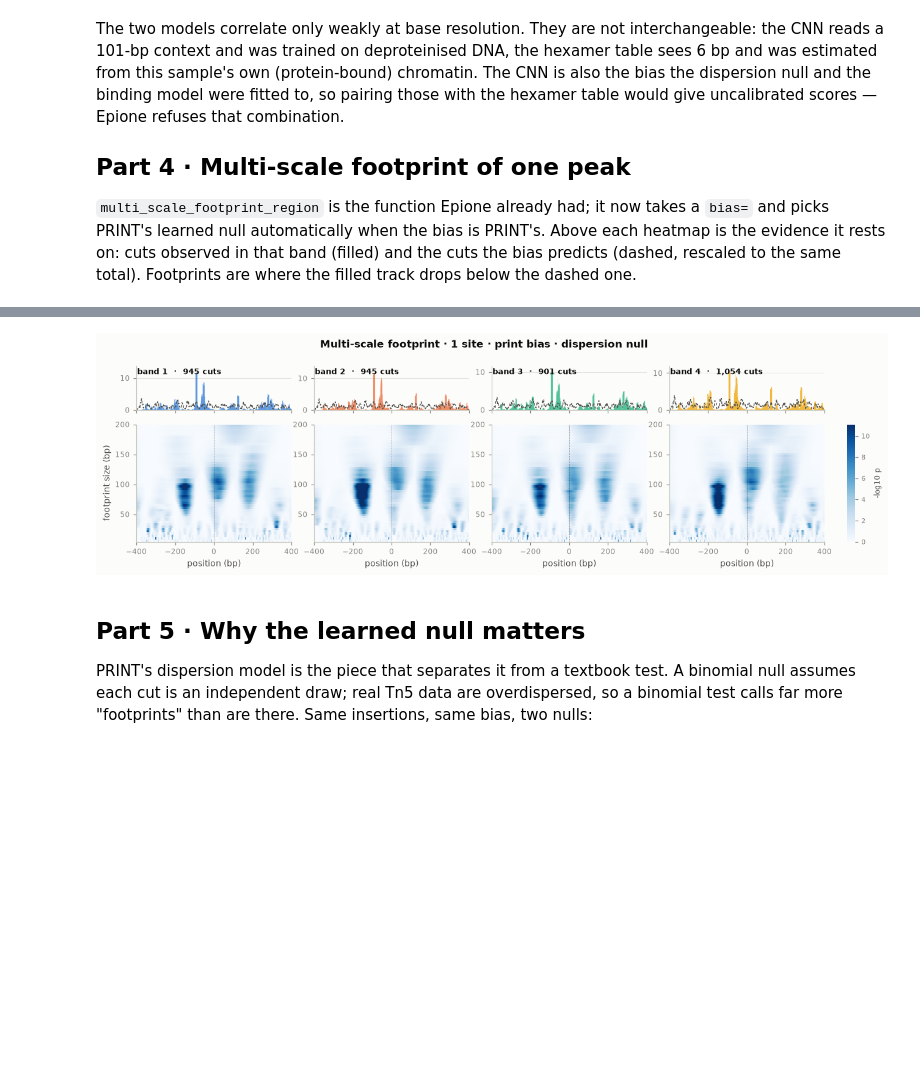
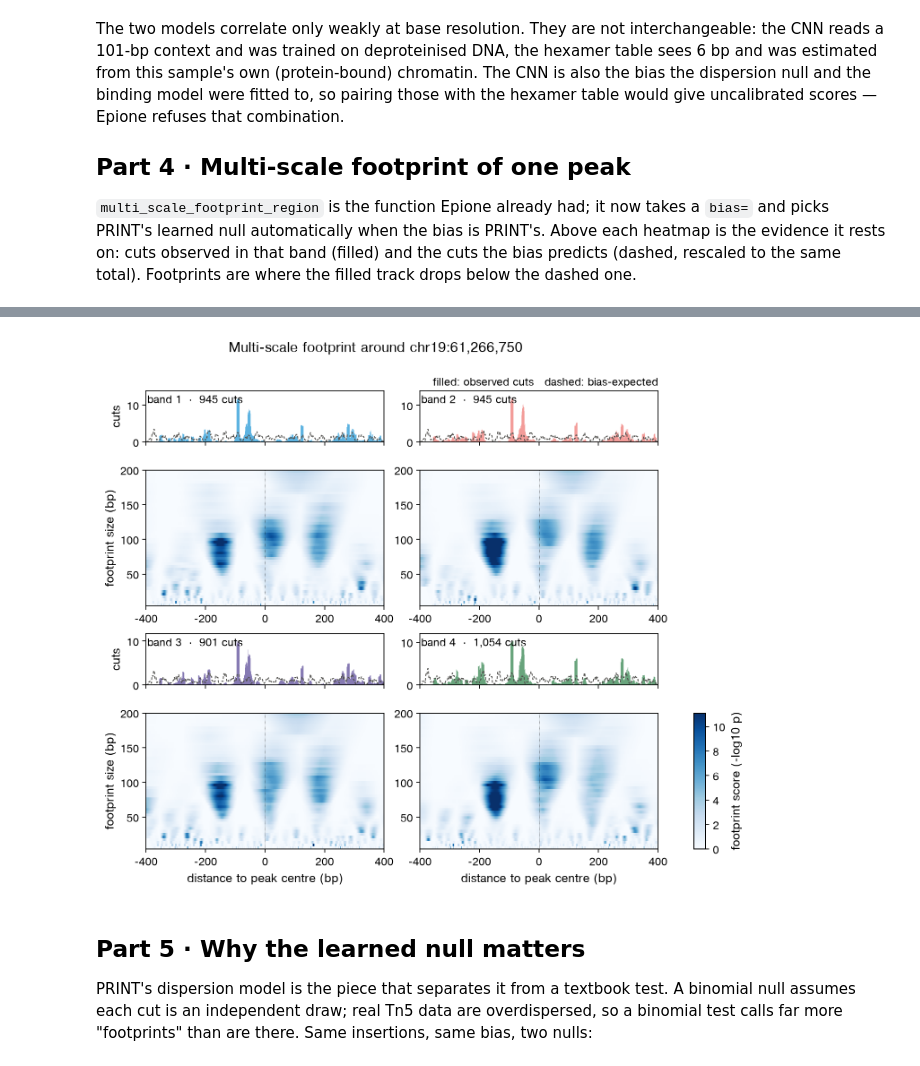
Before and after one commit to aristoteleo/epione, a Jupyter notebook: epione_guide/tutorials/single/t_print_footprint.ipynb, the cells around one changed output, grey strips where cells are left out. Saved outputs shown, nothing was run; the diff lists cells and outputs as text; code cells hidden in the pictures; blank space fills up the shorter version.

```diff
--- a/epione_guide/tutorials/single/t_print_footprint.ipynb
+++ b/epione_guide/tutorials/single/t_print_footprint.ipynb
@@ -223,8 +256,21 @@ Wall time: 5.45 s
-# %%
-# Scores near the window edge have truncated flanks: read ±600, show ±400.
-fig, axes = epi.pl.plot_multi_scale_footprint_region(fp, ncols=4, zoom=400, vpercentile=99.5)
-# %% [output]
-[figure, removed]
+# %%
+# Scores near the window edge have truncated flanks: read ±600, show ±400.
+fig, axes = epi.pl.plot_multi_scale_footprint_region(
+    fp, ncols=2, zoom=400, vpercentile=99.5, show=False, figsize=(10, 8.4),
+    title=f'Multi-scale footprint around {CHROM}:{summit:,}')
+restyle(fig, tracks=fig.track_axes)
+axes[0].get_gridspec().update(wspace=0.22, hspace=0.3)
+for ax in axes:
+    if ax.get_xlabel():
+        ax.set_xlabel('distance to peak centre (bp)')
+for ax in fig.track_axes[::2]:
+    ax.set_ylabel('cuts', fontsize=12)
+fig.track_axes[1].text(1, 1.06, 'filled: observed cuts   dashed: bias-expected',
+                       transform=fig.track_axes[1].transAxes, ha='right', va='bottom', fontsize=11)
+fig.axes[-1].set_ylabel('footprint score (−log10 p)', fontsize=12)   # the colorbar
+plt.show()
+# %% [output]
+[figure, added]
 # %% [markdown]
 ## Part 5 · Why the learned null matters
 
```
Also changed, not shown: parts of 10 cells of this notebook, 1 other file.
